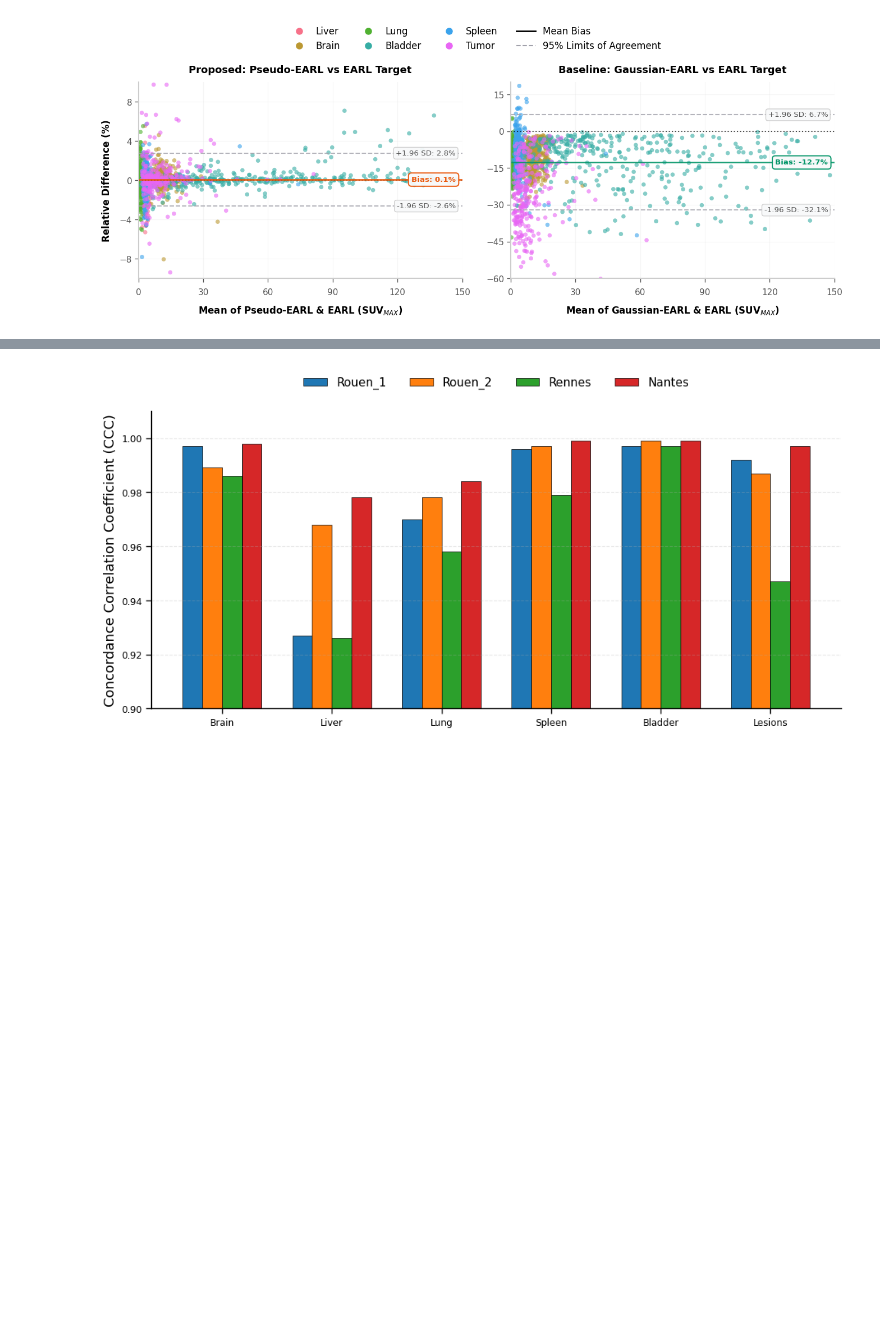
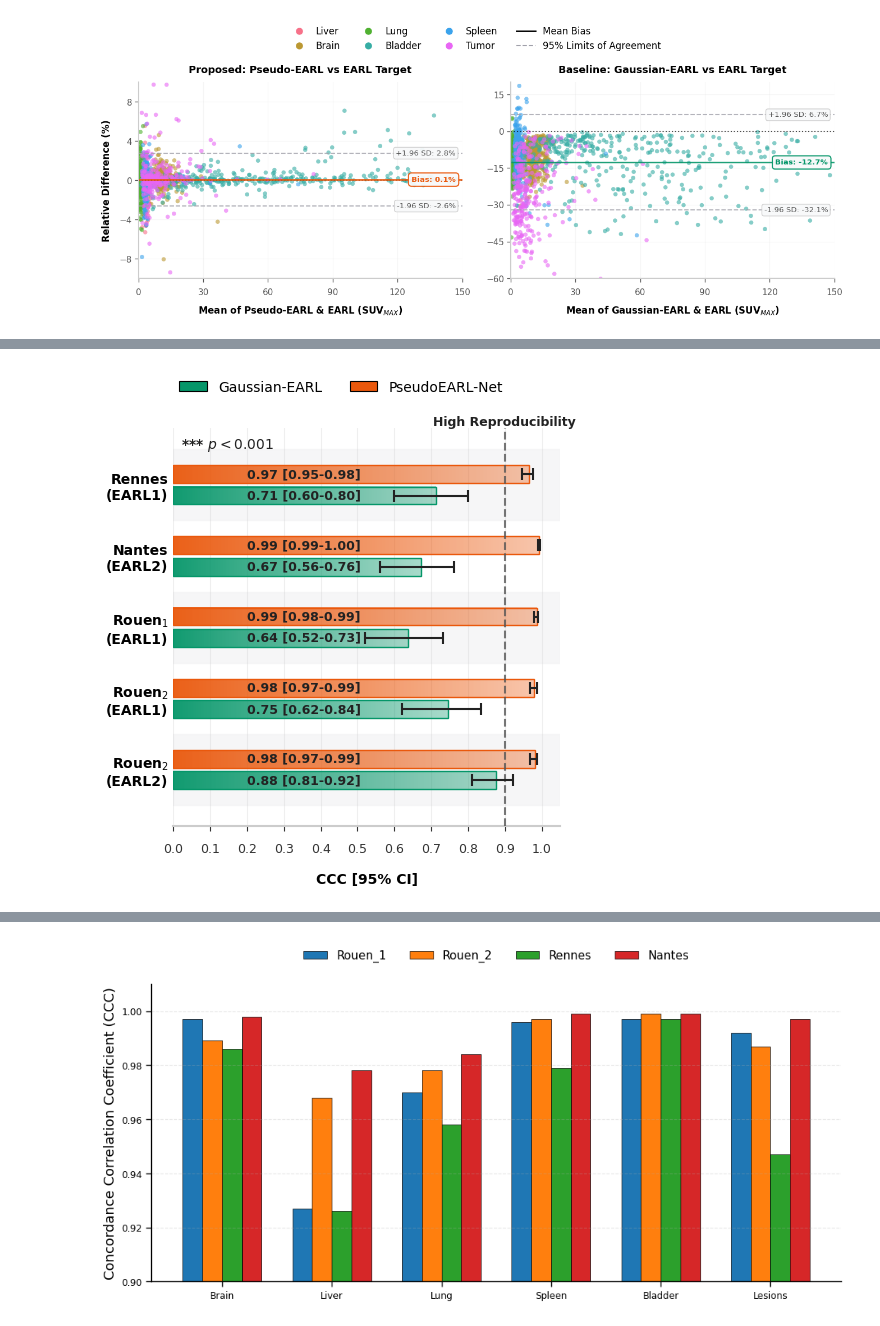
Before and after one commit to Arksyd96/federated-pet-harmonization, a Jupyter notebook: notebooks/pet_earl_translation_evaluation.ipynb, the cells around one changed output, grey strips where cells are left out. Saved outputs shown, nothing was run; the diff lists cells and outputs as text; code cells hidden in the pictures; blank space fills up the shorter version.

```diff
--- a/notebooks/pet_earl_translation_evaluation.ipynb
+++ b/notebooks/pet_earl_translation_evaluation.ipynb
@@ -2804,0 +2888,16 @@ Lesion
+# %%
+# plot_radiomics_ccc_master(df_centers_calculated, group_by='centers', text_fixed_x=0.2)
+
+plot_radiomics_ccc_master(
+    # df_families_calculated,
+    df_centers_calculated,
+    group_by='families',
+    text_fixed_x=0.2,
+    figsize=(5, 5.5),
+    base_fontsize=10,
+    bar_width=0.25,
+    inter_bar_space=0.05,
+    y_margin=0.8
+)
+# %% [output]
+[figure, added]
```
Also changed, not shown: parts of 6 cells of this notebook.
